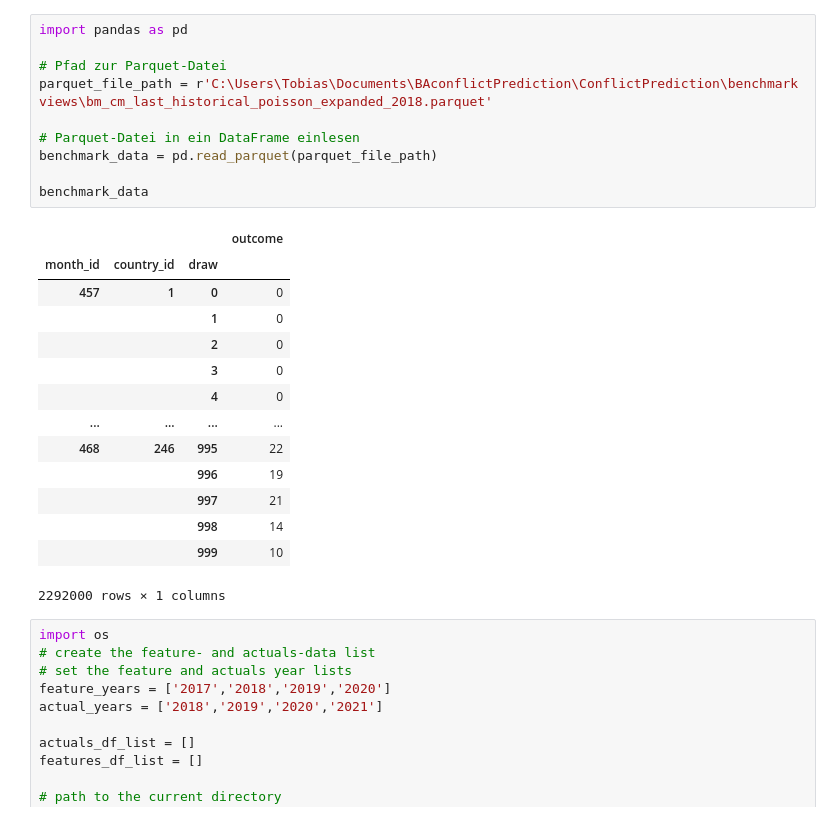
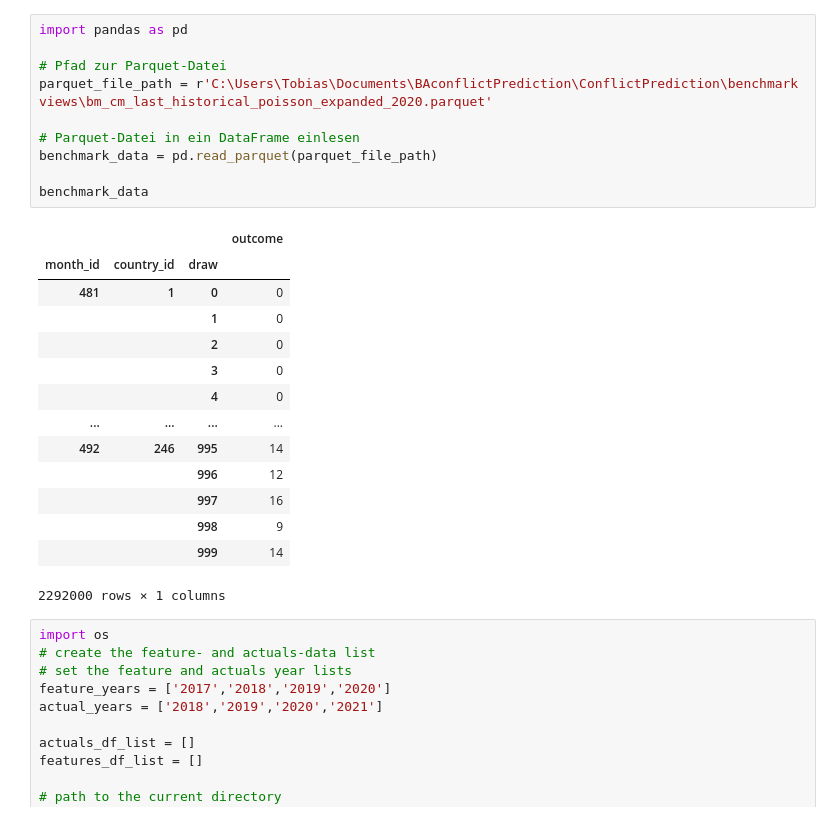
Before and after one commit to toboden/ConflictPredProbabilistic, a Jupyter notebook: benchmark views/view_benchmark.ipynb, the cells around one changed output. Saved outputs shown, nothing was run; the diff lists cells and outputs as text.

```diff
--- a/benchmark views/view_benchmark.ipynb
+++ b/benchmark views/view_benchmark.ipynb
@@ -1,27 +1,27 @@
 # %%
 import pandas as pd
 
 # Pfad zur Parquet-Datei
-parquet_file_path = r'C:\Users\Tobias\Documents\BAconflictPrediction\ConflictPrediction\benchmark views\bm_cm_last_historical_poisson_expanded_2018.parquet'
+parquet_file_path = r'C:\Users\Tobias\Documents\BAconflictPrediction\ConflictPrediction\benchmark views\bm_cm_last_historical_poisson_expanded_2020.parquet'
 
 # Parquet-Datei in ein DataFrame einlesen
 benchmark_data = pd.read_parquet(parquet_file_path)
 
 benchmark_data
 # %% [output]
 |  |  |  | outcome |
 | month_id | country_id | draw |  |
-| 457 | 1 | 0 | 0 |
+| 481 | 1 | 0 | 0 |
 |  |  | 1 | 0 |
 |  |  | 2 | 0 |
 |  |  | 3 | 0 |
 |  |  | 4 | 0 |
 | ... | ... | ... | ... |
-| 468 | 246 | 995 | 22 |
-|  |  | 996 | 19 |
-|  |  | 997 | 21 |
-|  |  | 998 | 14 |
-|  |  | 999 | 10 |
+| 492 | 246 | 995 | 14 |
+|  |  | 996 | 12 |
+|  |  | 997 | 16 |
+|  |  | 998 | 9 |
+|  |  | 999 | 14 |
 2292000 rows × 1 columns
 # %%
 import os
```
Also changed, not shown: parts of 10 cells of this notebook, 10 other files.
